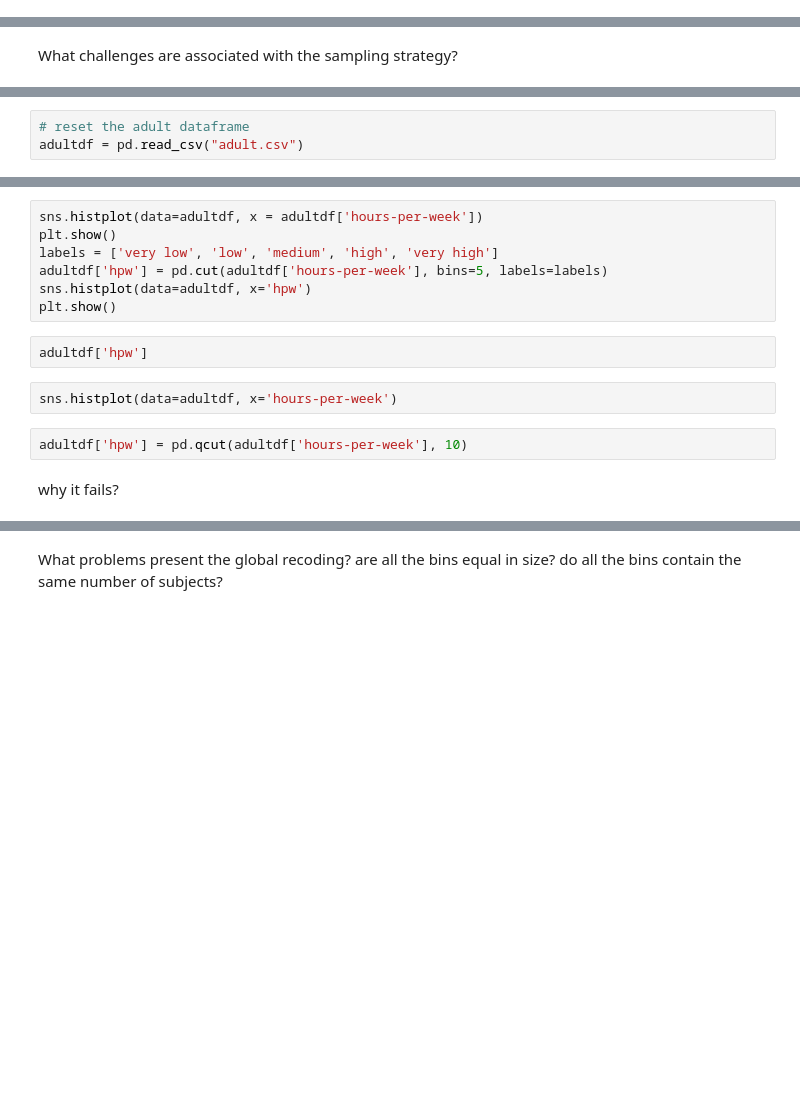
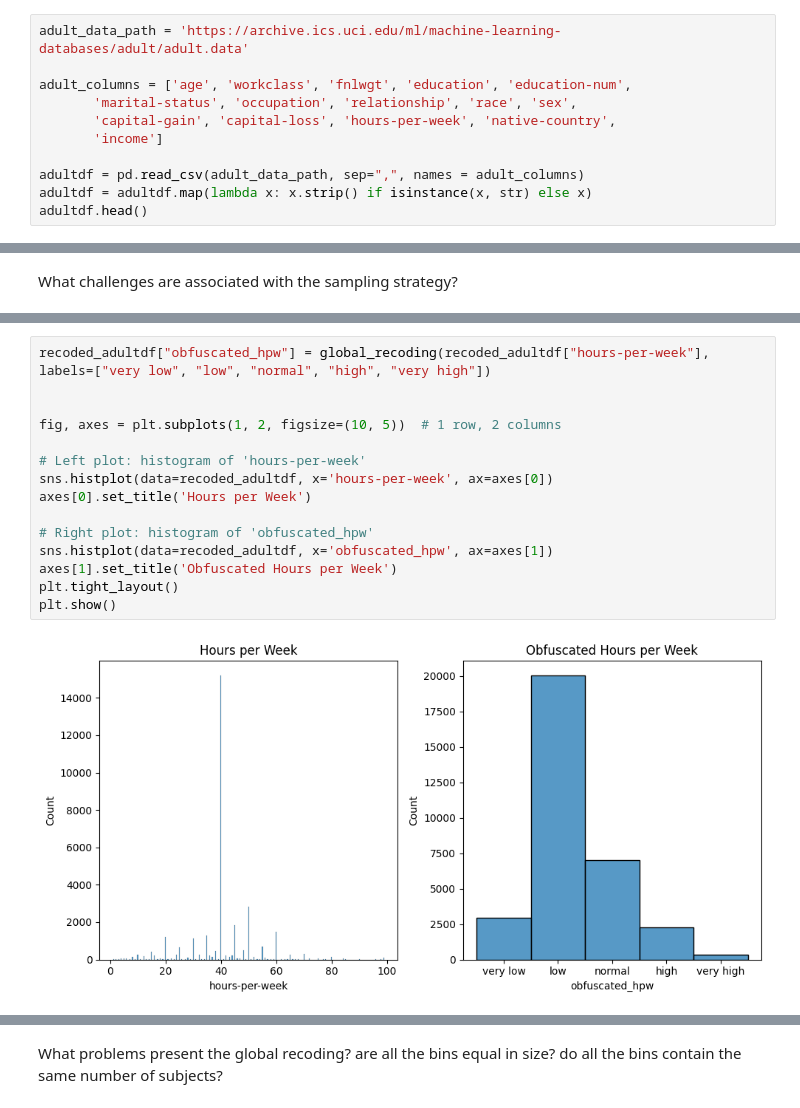
Before and after one commit to guglielmof/esercitazioni-PPIA, a Jupyter notebook: microdata_protection.ipynb, the cells around one changed output, grey strips where cells are left out. Drawn from its saved outputs; the diff is of its cells as text; blank space fills up the shorter version.

```diff
--- a/microdata_protection.ipynb
+++ b/microdata_protection.ipynb
@@ -16,0 +18,11 @@ adultdf
+# %%
+adult_data_path = 'https://archive.ics.uci.edu/ml/machine-learning-databases/adult/adult.data'
+
+adult_columns = ['age', 'workclass', 'fnlwgt', 'education', 'education-num',
+       'marital-status', 'occupation', 'relationship', 'race', 'sex',
+       'capital-gain', 'capital-loss', 'hours-per-week', 'native-country',
+       'income']
+
+adultdf = pd.read_csv(adult_data_path, sep=",", names = adult_columns)
+adultdf = adultdf.map(lambda x: x.strip() if isinstance(x, str) else x)
+adultdf.head()
@@ -146,4 +332 @@ Notice that, the cell remains sensible due to the fact that only two users contr
-# %%
-# reset the adult dataframe
-adultdf = pd.read_csv("adult.csv")
 # %% [markdown]
@@ -155,16 +385,18 @@ adultdf[['hours-per-week', 'hpw']]
 # %%
-sns.histplot(data=adultdf, x = adultdf['hours-per-week'])
+recoded_adultdf["obfuscated_hpw"] = global_recoding(recoded_adultdf["hours-per-week"], labels=["very low", "low", "normal", "high", "very high"])
+
+
+fig, axes = plt.subplots(1, 2, figsize=(10, 5))  # 1 row, 2 columns
+
+# Left plot: histogram of 'hours-per-week'
+sns.histplot(data=recoded_adultdf, x='hours-per-week', ax=axes[0])
+axes[0].set_title('Hours per Week')
+
+# Right plot: histogram of 'obfuscated_hpw'
+sns.histplot(data=recoded_adultdf, x='obfuscated_hpw', ax=axes[1])
+axes[1].set_title('Obfuscated Hours per Week')
+plt.tight_layout()
 plt.show()
-labels = ['very low', 'low', 'medium', 'high', 'very high']
-adultdf['hpw'] = pd.cut(adultdf['hours-per-week'], bins=5, labels=labels)
-sns.histplot(data=adultdf, x='hpw')
-plt.show()
+# %% [output]
+[figure, added]
-# %%
-adultdf['hpw']
-# %%
-sns.histplot(data=adultdf, x='hours-per-week')
-# %%
-adultdf['hpw'] = pd.qcut(adultdf['hours-per-week'], 10)
-# %% [markdown]
-why it fails?
 # %%
```
Also changed, not shown: parts of 78 cells of this notebook.
